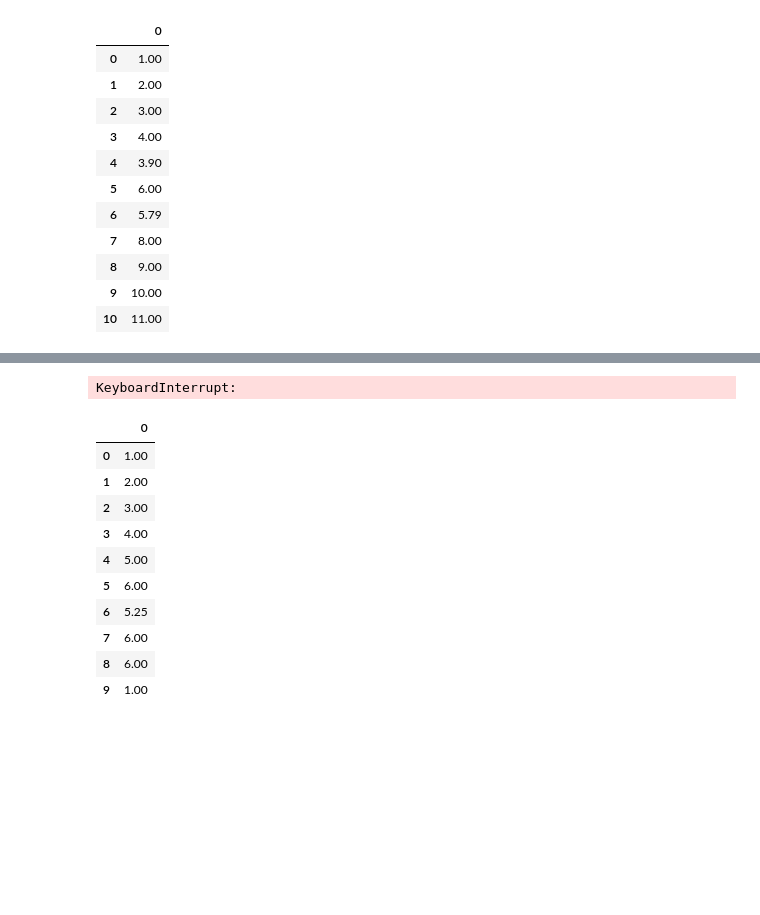
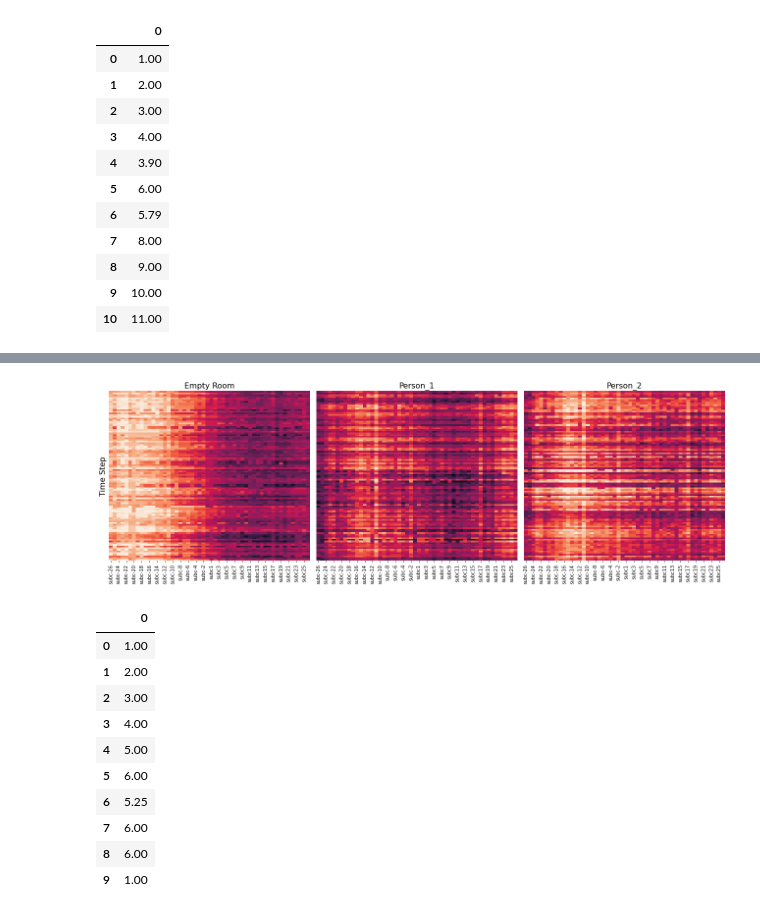
Before and after one commit to Paco-Danes/Thesis, a Jupyter notebook: Code/cleaningAndPlots.ipynb, the cells around one changed output, grey strips where cells are left out. Drawn from its saved outputs; the diff is of its cells as text; code cells hidden in the pictures; blank space fills up the shorter version.

```diff
--- a/Code/cleaningAndPlots.ipynb
+++ b/Code/cleaningAndPlots.ipynb
@@ -70,28 +70,32 @@ data_amp.describe()
 8 rows × 52 columns
 # %%
-data_amp_c = my_utils.hampel_filtering(data_amp, window_size=51, thresh=3).loc[800:901, :]
-fra_amp_c = my_utils.hampel_filtering(fra_amp, window_size=51, thresh=3).loc[800:901, :]
-la_amp_c = my_utils.hampel_filtering(la_amp, window_size=51, thresh=3).loc[800:901, :]
+#data_amp_c = my_utils.hampel_filtering(data_amp, window_size=51, thresh=3).loc[800:901, :]
+#fra_amp_c = my_utils.hampel_filtering(fra_amp, window_size=51, thresh=3).loc[800:901, :]
+#la_amp_c = my_utils.hampel_filtering(la_amp, window_size=51, thresh=3).loc[800:901, :]
+data_amp_c = pd.read_csv(f'..\Data\DataPreprocessed\empty1_w51_hamp_sf08.csv').loc[800:901, :]
+fra_amp_c = pd.read_csv(f'..\Data\DataPreprocessed\\fra1_w51_hamp_sf08.csv').loc[800:901, :]
+la_amp_c = pd.read_csv(f'..\Data\DataPreprocessed\laura1_w51_hamp_sf08.csv').loc[800:901, :]
+gio_amp_c = pd.read_csv(f'..\Data\DataPreprocessed\gio1_w51_hamp_sf08.csv').loc[800:901, :]
 vmin = min(data_amp_c.values.min(), fra_amp_c.values.min(), la_amp_c.values.min())
 vmax = min(data_amp_c.values.max(), fra_amp_c.values.max(), la_amp_c.values.max())
 fig, axes = plt.subplots(1, 3, figsize=(18,6))
 # Plot the first heatmap
 sns.heatmap(data_amp_c, ax=axes[0], vmin=vmin, vmax=vmax, cbar=False)
 axes[0].set_title("Empty Room", fontsize=16)
 axes[0].set_yticks([])
 axes[0].set_ylabel("Time Step", fontsize=16)
 # Plot the second heatmap
 sns.heatmap(fra_amp_c, ax=axes[1], vmin=vmin, vmax=vmax, cbar=False)
 axes[1].set_title("Person_1", fontsize=16)
 axes[1].set_yticks([])
 sns.heatmap(la_amp_c, ax=axes[2], vmin=vmin, vmax=vmax, cbar=False)
 axes[2].set_title("Person_2", fontsize=16)
 axes[2].set_yticks([])
 plt.subplots_adjust(wspace=0.2)
 plt.tight_layout()
 plt.show()
 # %% [output]
-KeyboardInterrupt:
+[figure, added]
 # %%
 a = pd.DataFrame(np.array([1,2,3,4,5,6,10101,6,3431,1,]).reshape(-1,1))
 my_utils.hampel_filtering(a, window_size=7, smoothing_factor=0.5)
```
Also changed, not shown: parts of 1 cell of this notebook, 1 other file.
